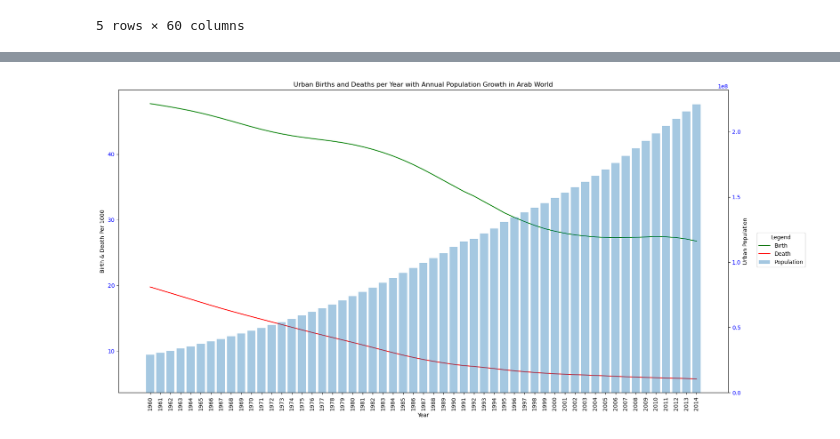
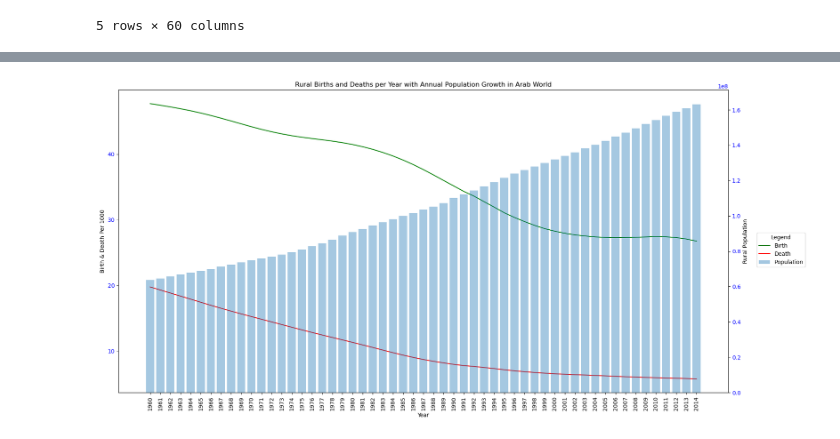
Before and after one commit to Jeremy-Amell/Pandas-EDA---Case-Study, a Jupyter notebook: health_nutrition_pop_stats.ipynb, the cells around one changed output, grey strips where cells are left out. Cells and saved outputs as stored; diff of their text form; code cells hidden in the pictures.

```diff
--- a/health_nutrition_pop_stats.ipynb
+++ b/health_nutrition_pop_stats.ipynb
@@ -139,23 +214,24 @@ rural_year_values = rural_year_df.iloc[0,:]
 # %%
+# Rural Pop with Birth / Death per year
 fig, ax1 = plt.subplots(figsize=(20,10))
 
 ax1.plot(birth_year_values, color='green', label='Birth')
 ax1.plot(death_year_values, color='red', label='Death')
 ax1.set_xlabel('Year')
 ax1.set_ylabel('Birth & Death Per 1000')
 ax1.tick_params(axis='y', labelcolor='b')
 plt.xticks(rotation=90)
 
 ax2 = ax1.twinx()
-ax2.bar(x=urban_year_values.index, height=urban_year_values, alpha=.4, label='Population')
-ax2.set_ylabel('Urban Population')
+ax2.bar(x=rural_year_values.index, height=rural_year_values, alpha=.4, label='Population')
+ax2.set_ylabel('Rural Population')
 ax2.tick_params(axis='y', labelcolor='b')
-plt.title('Urban Births and Deaths per Year with Annual Population Growth in Arab World')
+plt.title('Rural Births and Deaths per Year with Annual Population Growth in Arab World')
 
 fig.legend(loc='right', title='Legend')
 plt.show()
 # %% [output]
-[figure, old version]
+[figure, new version]
 # %%
 # Need to group by Arab World (Arab Speaking Countries)
 # Need to include the year - Count of birth / death per year
```
Also changed, not shown: parts of 4 cells of this notebook.
